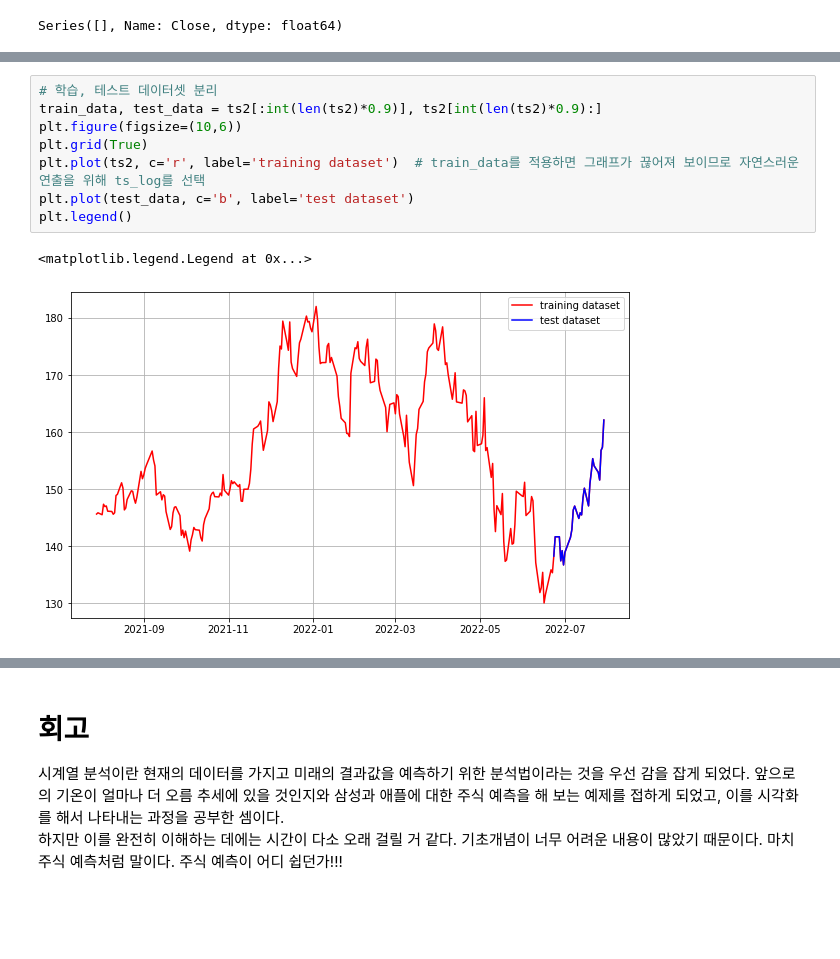
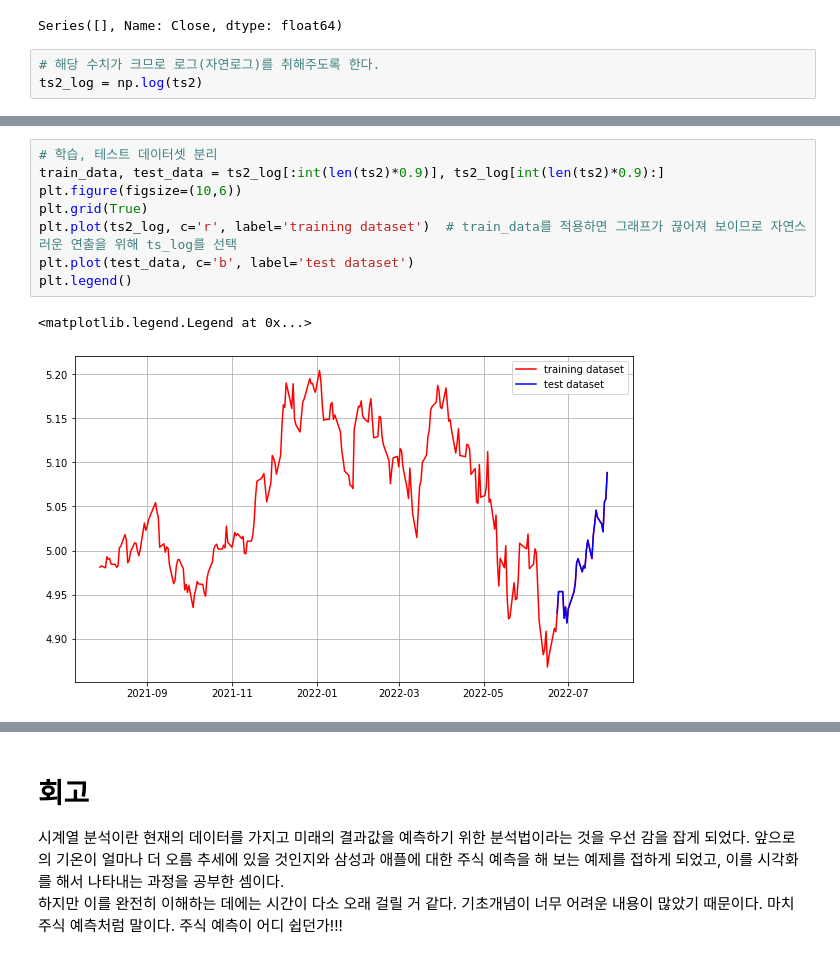
Before and after one commit to xpelqpdj0422/geonhee-KIM, a Jupyter notebook: Exploration_04_김건희.ipynb, the cells around one changed output, grey strips where cells are left out. Saved outputs shown, nothing was run; the diff lists cells and outputs as text; blank space fills up the shorter version.

```diff
--- a/Exploration_04_김건희.ipynb
+++ b/Exploration_04_김건희.ipynb
@@ -282,5 +282,8 @@ ts2 = ts2.interpolate(method='time')
 ts2[ts2.isna()]
 # %% [output]
 Series([], Name: Close, dtype: float64)
+# %%
+# 해당 수치가 크므로 로그(자연로그)를 취해주도록 한다.
+ts2_log = np.log(ts2)
 # %%
 # 정성적 그래프 분석
@@ -338,15 +341,15 @@ Critical Value (10%)            -2.574124
 dtype: float64
 # %%
 # 학습, 테스트 데이터셋 분리
-train_data, test_data = ts2[:int(len(ts2)*0.9)], ts2[int(len(ts2)*0.9):]
+train_data, test_data = ts2_log[:int(len(ts2)*0.9)], ts2_log[int(len(ts2)*0.9):]
 plt.figure(figsize=(10,6))
 plt.grid(True)
-plt.plot(ts2, c='r', label='training dataset')  # train_data를 적용하면 그래프가 끊어져 보이므로 자연스러운 연출을 위해 ts_log를 선택
+plt.plot(ts2_log, c='r', label='training dataset')  # train_data를 적용하면 그래프가 끊어져 보이므로 자연스러운 연출을 위해 ts_log를 선택
 plt.plot(test_data, c='b', label='test dataset')
 plt.legend()
 # %% [output]
 <matplotlib.legend.Legend at 0x...>
-[figure, old version]
+[figure, new version]
 # %%
 # ACF, PACF 그려보기 -> p,q 구하기
 
```
Also changed, not shown: parts of 7 cells of this notebook.
